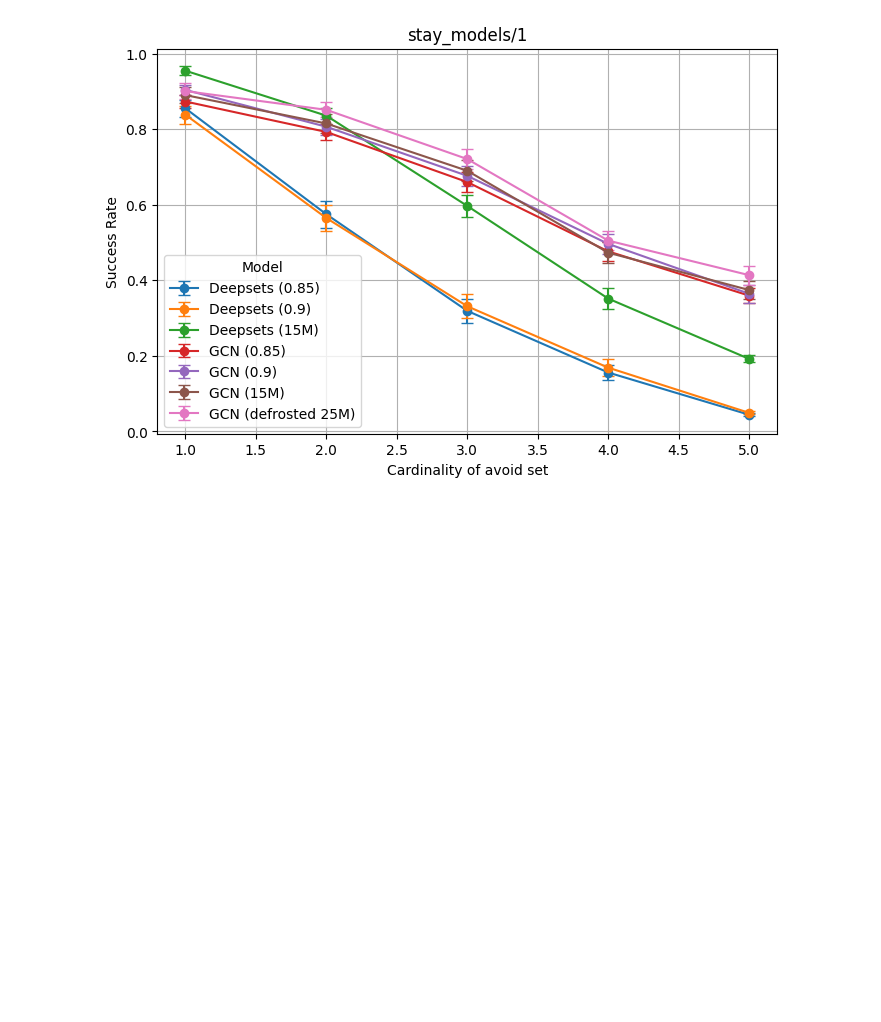
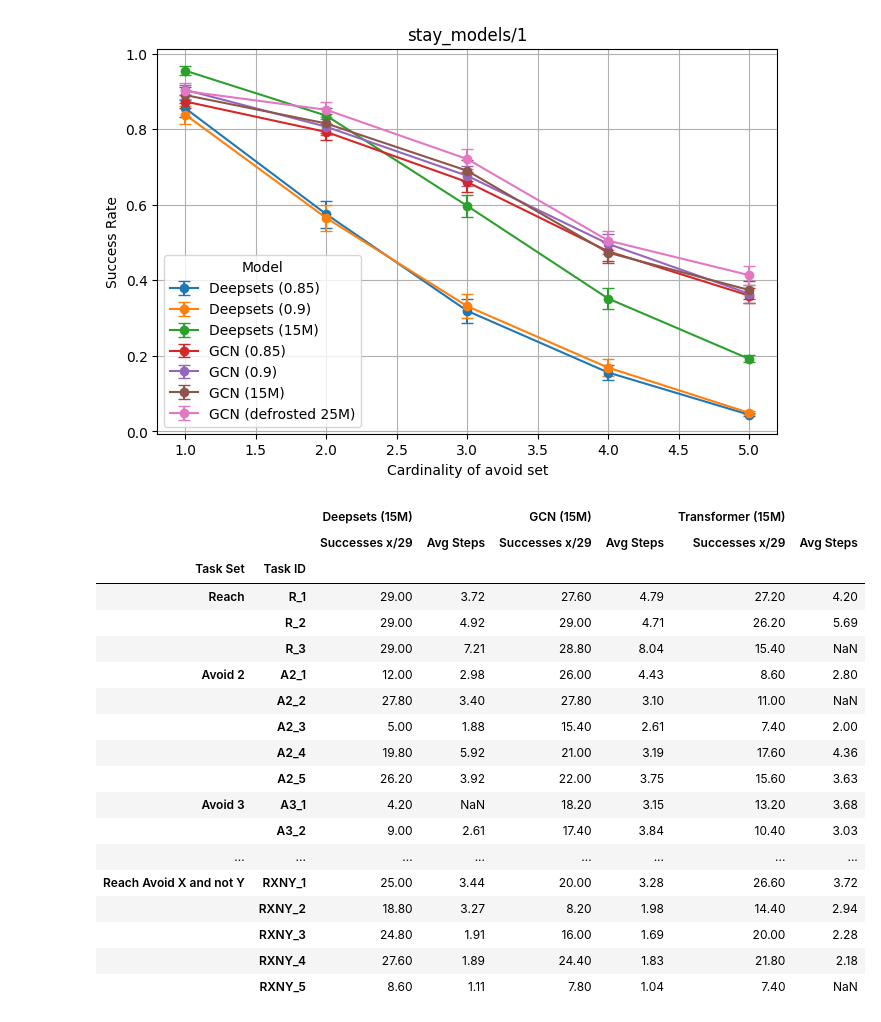
Before and after one commit to mattiagiuri/ltl_gnn, a Jupyter notebook: visualize_results_chess.ipynb, the cells around one changed output. Saved outputs shown, nothing was run; the diff lists cells and outputs as text; code cells hidden in the pictures; blank space fills up the shorter version.

Commit message:
Results over seeds

```diff
--- a/visualize_results_chess.ipynb
+++ b/visualize_results_chess.ipynb
@@ -50,6 +50,28 @@ def generalized_read_results(env_name, files, keys):
     df_concat = pd.concat(all_dfs, axis=1, keys=keys)
 
     return df_concat
+# %%
+def seed_read_results(env_name, files, keys, seeds):
+    parent = "results_chessworld/" + env_name + "/"
+    final_dfs = {}
+
+    for seed in seeds:
+        all_dfs = []
+        for file in files:
+            cur_name = parent + str(seed) + "/" + file + ".csv"
+            cur_df = pd.read_csv(cur_name)
+            cur_df.set_index(["Task Set", "Task ID"], inplace=True)
+
+            if "Avg Discounted Return" in cur_df.columns:
+                cur_df.drop(columns=["Avg Discounted Return"], inplace=True)
+
+            all_dfs.append(cur_df)
+
+        df_concat = pd.concat(all_dfs, axis=1, keys=keys)
+        final_dfs[seed] = df_concat
+
+    df_mean = sum(final_dfs.values()) / len(final_dfs)
+    return final_dfs, df_mean
 # %%
 # ChessWorld-v0 tasks and results
 
@@ -438,3 +460,35 @@ def make_ablation_graphs_smaller(goal, parent="chessworld8_ablation/", alpha=10)
 make_ablation_graphs_smaller(goal="stay_models/1")
 # %% [output]
 [figure]
+# %%
+files_finite_seeds = [
+                'ChessWorld-v1_deepsets_stay_update_4_finest',
+                'ChessWorld-v1_gcn_formula_big_skip_6_finer',
+                'ChessWorld-v1_transformer_stay',
+               ]
+
+keys_seeds = ["Deepsets (15M)", "GCN (15M)", "Transformer (15M)"]
+
+dfs_ra, df_ra_mean = seed_read_results("ChessWorld-v1", files_finite_seeds, keys_seeds, list(range(1, 6)))
+
+df_ra_mean
+# %% [output]
+|  |  | Deepsets (15M) |  | GCN (15M) |  | Transformer (15M) |  |
+|  |  | Successes x/29 | Avg Steps | Successes x/29 | Avg Steps | Successes x/29 | Avg Steps |
+| Task Set | Task ID |  |  |  |  |  |  |
+| Reach | R_1 | 29.00 | 3.72 | 27.60 | 4.79 | 27.20 | 4.20 |
+|  | R_2 | 29.00 | 4.92 | 29.00 | 4.71 | 26.20 | 5.69 |
+|  | R_3 | 29.00 | 7.21 | 28.80 | 8.04 | 15.40 | NaN |
+| Avoid 2 | A2_1 | 12.00 | 2.98 | 26.00 | 4.43 | 8.60 | 2.80 |
+|  | A2_2 | 27.80 | 3.40 | 27.80 | 3.10 | 11.00 | NaN |
+|  | A2_3 | 5.00 | 1.88 | 15.40 | 2.61 | 7.40 | 2.00 |
+|  | A2_4 | 19.80 | 5.92 | 21.00 | 3.19 | 17.60 | 4.36 |
+|  | A2_5 | 26.20 | 3.92 | 22.00 | 3.75 | 15.60 | 3.63 |
+| Avoid 3 | A3_1 | 4.20 | NaN | 18.20 | 3.15 | 13.20 | 3.68 |
+|  | A3_2 | 9.00 | 2.61 | 17.40 | 3.84 | 10.40 | 3.03 |
+| ... | ... | ... | ... | ... | ... | ... | ... |
+| Reach Avoid X and not Y | RXNY_1 | 25.00 | 3.44 | 20.00 | 3.28 | 26.60 | 3.72 |
+|  | RXNY_2 | 18.80 | 3.27 | 8.20 | 1.98 | 14.40 | 2.94 |
+|  | RXNY_3 | 24.80 | 1.91 | 16.00 | 1.69 | 20.00 | 2.28 |
+|  | RXNY_4 | 27.60 | 1.89 | 24.40 | 1.83 | 21.80 | 2.18 |
+|  | RXNY_5 | 8.60 | 1.11 | 7.80 | 1.04 | 7.40 | NaN |
```
Also changed, not shown: parts of 3 cells of this notebook, 37 other files.
